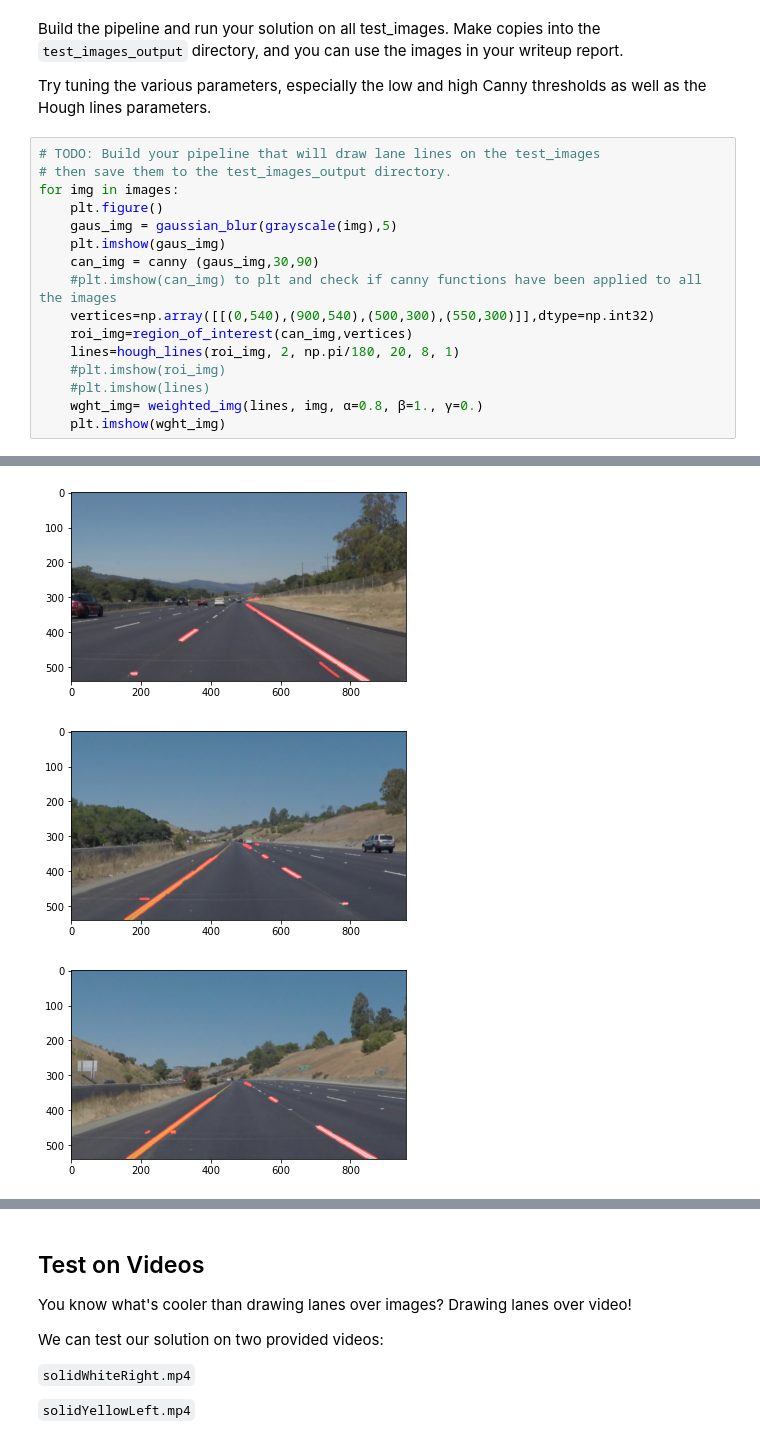
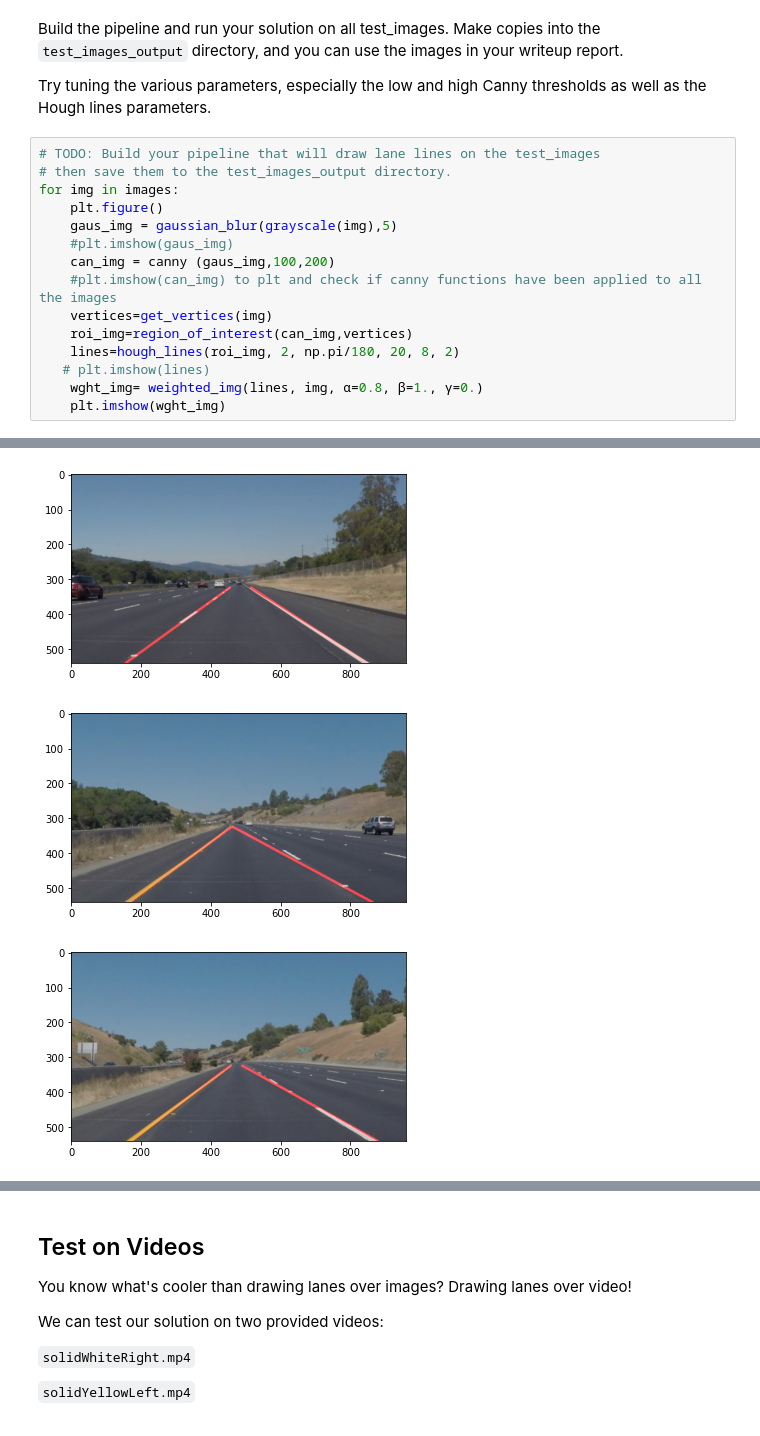
Before and after one commit to futbalmaniac/laneFinding, a Jupyter notebook: P1.ipynb, the cells around one changed output, grey strips where cells are left out. Drawn from its saved outputs; the diff is of its cells as text.

```diff
--- a/P1.ipynb
+++ b/P1.ipynb
@@ -226,14 +267,13 @@ Try tuning the various parameters, especially the low and high Canny thresholds
 for img in images:
     plt.figure()
     gaus_img = gaussian_blur(grayscale(img),5)
-    plt.imshow(gaus_img)
-    can_img = canny (gaus_img,30,90)
+    #plt.imshow(gaus_img)
+    can_img = canny (gaus_img,100,200)
     #plt.imshow(can_img) to plt and check if canny functions have been applied to all the images
-    vertices=np.array([[(0,540),(900,540),(500,300),(550,300)]],dtype=np.int32)
+    vertices=get_vertices(img)
     roi_img=region_of_interest(can_img,vertices)
-    lines=hough_lines(roi_img, 2, np.pi/180, 20, 8, 1)
-    #plt.imshow(roi_img)
-    #plt.imshow(lines)
+    lines=hough_lines(roi_img, 2, np.pi/180, 20, 8, 2)
+   # plt.imshow(lines)
     wght_img= weighted_img(lines, img, α=0.8, β=1., γ=0.)
     plt.imshow(wght_img)
 # %% [output]
@@ -241,3 +281,3 @@ for img in images:
-[figure, old version]
+[figure, new version]
-[figure, old version]
+[figure, new version]
-[figure, old version]
+[figure, new version]
```
Also changed, not shown: parts of 12 cells of this notebook, 3 other files.
